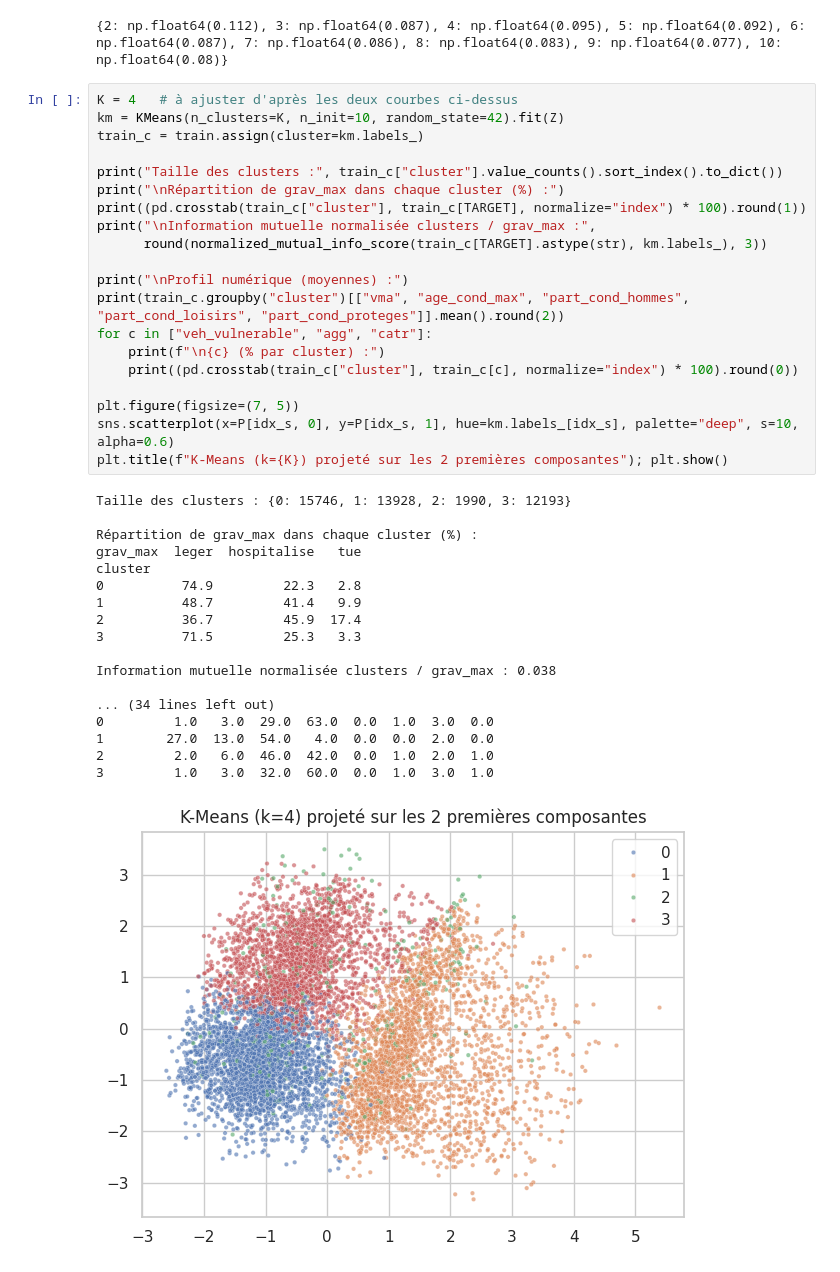
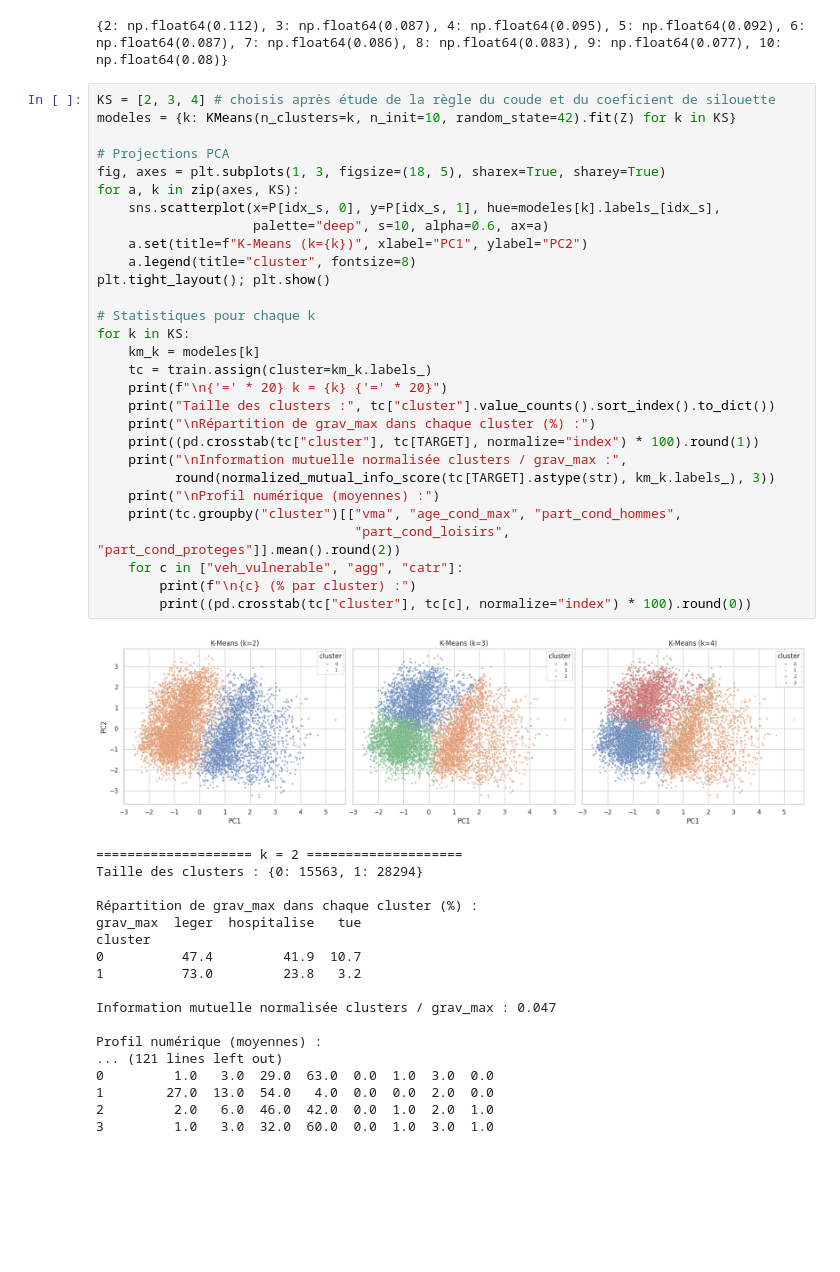
Before and after one commit to cyannure/aaa, a Jupyter notebook: notebooks/01_exploration.ipynb, the cells around one changed output. Cells and saved outputs as stored; diff of their text form; blank space fills up the shorter version.

Commit message:
modification clustering

```diff
--- a/notebooks/01_exploration.ipynb
+++ b/notebooks/01_exploration.ipynb
@@ -426,41 +426,50 @@ print(dict(zip(ks, np.round(sils, 3))))
 [figure]
 {2: np.float64(0.112), 3: np.float64(0.087), 4: np.float64(0.095), 5: np.float64(0.092), 6: np.float64(0.087), 7: np.float64(0.086), 8: np.float64(0.083), 9: np.float64(0.077), 10: np.float64(0.08)}
 # %%
-K = 4   # à ajuster d'après les deux courbes ci-dessus
-km = KMeans(n_clusters=K, n_init=10, random_state=42).fit(Z)
-train_c = train.assign(cluster=km.labels_)
+KS = [2, 3, 4] # choisis après étude de la règle du coude et du coeficient de silouette
+modeles = {k: KMeans(n_clusters=k, n_init=10, random_state=42).fit(Z) for k in KS}
 
-print("Taille des clusters :", train_c["cluster"].value_counts().sort_index().to_dict())
-print("\nRépartition de grav_max dans chaque cluster (%) :")
-print((pd.crosstab(train_c["cluster"], train_c[TARGET], normalize="index") * 100).round(1))
-print("\nInformation mutuelle normalisée clusters / grav_max :",
-      round(normalized_mutual_info_score(train_c[TARGET].astype(str), km.labels_), 3))
+# Projections PCA
+fig, axes = plt.subplots(1, 3, figsize=(18, 5), sharex=True, sharey=True)
+for a, k in zip(axes, KS):
+    sns.scatterplot(x=P[idx_s, 0], y=P[idx_s, 1], hue=modeles[k].labels_[idx_s],
+                    palette="deep", s=10, alpha=0.6, ax=a)
+    a.set(title=f"K-Means (k={k})", xlabel="PC1", ylabel="PC2")
+    a.legend(title="cluster", fontsize=8)
+plt.tight_layout(); plt.show()
 
-print("\nProfil numérique (moyennes) :")
-print(train_c.groupby("cluster")[["vma", "age_cond_max", "part_cond_hommes", "part_cond_loisirs", "part_cond_proteges"]].mean().round(2))
-for c in ["veh_vulnerable", "agg", "catr"]:
-    print(f"\n{c} (% par cluster) :")
-    print((pd.crosstab(train_c["cluster"], train_c[c], normalize="index") * 100).round(0))
-
-plt.figure(figsize=(7, 5))
-sns.scatterplot(x=P[idx_s, 0], y=P[idx_s, 1], hue=km.labels_[idx_s], palette="deep", s=10, alpha=0.6)
-plt.title(f"K-Means (k={K}) projeté sur les 2 premières composantes"); plt.show()
+# Statistiques pour chaque k
+for k in KS:
+    km_k = modeles[k]
+    tc = train.assign(cluster=km_k.labels_)
+    print(f"\n{'=' * 20} k = {k} {'=' * 20}")
+    print("Taille des clusters :", tc["cluster"].value_counts().sort_index().to_dict())
+    print("\nRépartition de grav_max dans chaque cluster (%) :")
+    print((pd.crosstab(tc["cluster"], tc[TARGET], normalize="index") * 100).round(1))
+    print("\nInformation mutuelle normalisée clusters / grav_max :",
+          round(normalized_mutual_info_score(tc[TARGET].astype(str), km_k.labels_), 3))
+    print("\nProfil numérique (moyennes) :")
+    print(tc.groupby("cluster")[["vma", "age_cond_max", "part_cond_hommes",
+                                 "part_cond_loisirs", "part_cond_proteges"]].mean().round(2))
+    for c in ["veh_vulnerable", "agg", "catr"]:
+        print(f"\n{c} (% par cluster) :")
+        print((pd.crosstab(tc["cluster"], tc[c], normalize="index") * 100).round(0))
 # %% [output]
+[figure, new version]
-Taille des clusters : {0: 15746, 1: 13928, 2: 1990, 3: 12193}
+==================== k = 2 ====================
+Taille des clusters : {0: 15563, 1: 28294}
 
 Répartition de grav_max dans chaque cluster (%) :
 grav_max  leger  hospitalise   tue
 cluster
-0          74.9         22.3   2.8
-1          48.7         41.4   9.9
-2          36.7         45.9  17.4
-3          71.5         25.3   3.3
+0          47.4         41.9  10.7
+1          73.0         23.8   3.2
 
-Information mutuelle normalisée clusters / grav_max : 0.038
+Information mutuelle normalisée clusters / grav_max : 0.047
 
-... (34 lines left out)
+Profil numérique (moyennes) :
+... (121 lines left out)
 0         1.0   3.0  29.0  63.0  0.0  1.0  3.0  0.0
 1        27.0  13.0  54.0   4.0  0.0  0.0  2.0  0.0
 2         2.0   6.0  46.0  42.0  0.0  1.0  2.0  1.0
 3         1.0   3.0  32.0  60.0  0.0  1.0  3.0  1.0
-[figure, old version]
```
